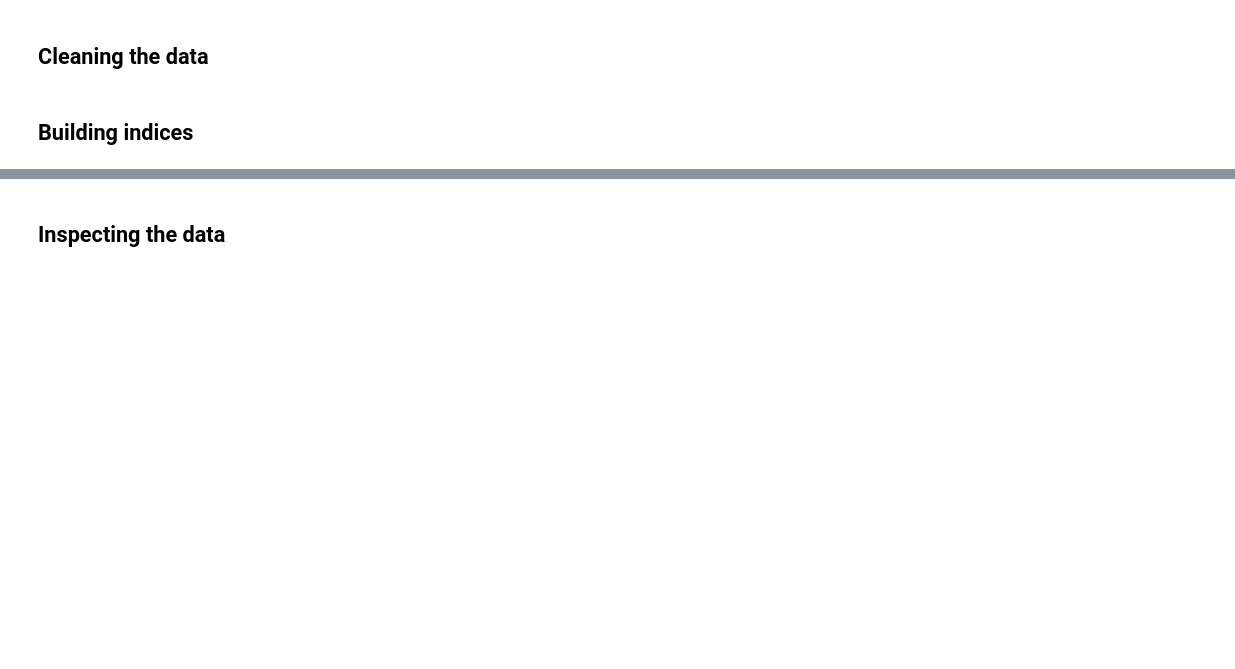
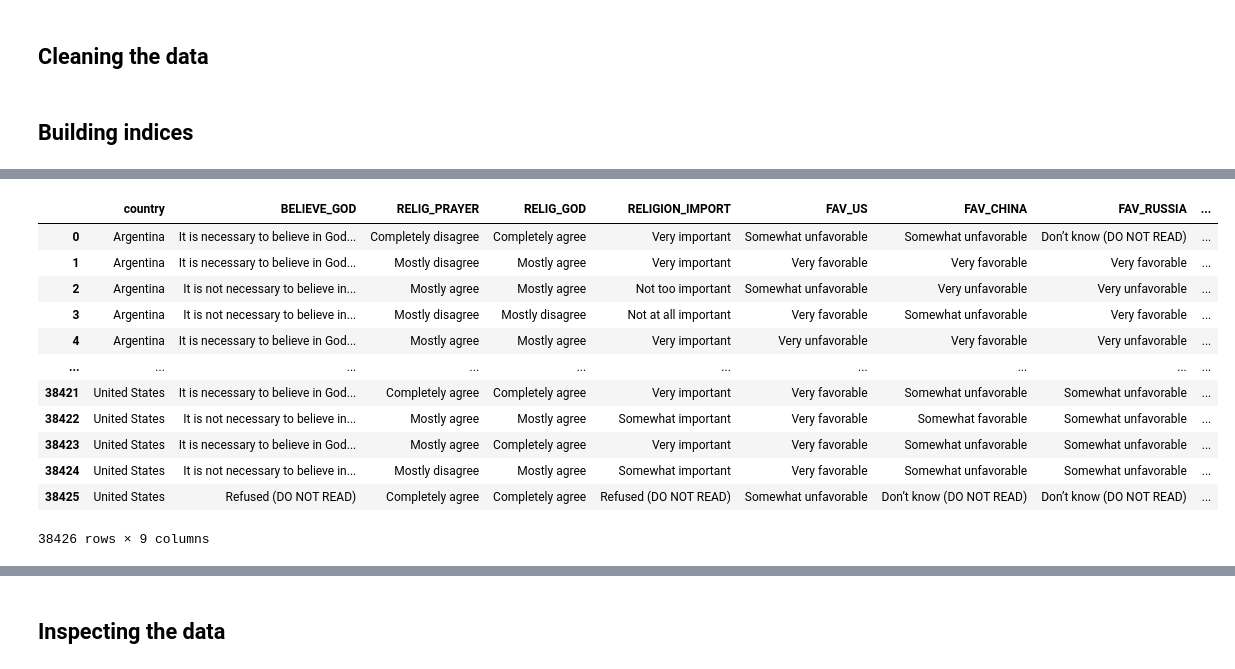
Before and after one commit to JohnH99/the-political-spectrum-in-crosscultural-perspective, a Jupyter notebook: data_analysis_cross_cultural_political_spectrum.ipynb, the cells around one changed output, grey strips where cells are left out. Drawn from its saved outputs; the diff is of its cells as text; code cells hidden in the pictures; blank space fills up the shorter version.

```diff
--- a/data_analysis_cross_cultural_political_spectrum.ipynb
+++ b/data_analysis_cross_cultural_political_spectrum.ipynb
@@ -74,7 +74,7 @@ spring_2015 = pd.read_spss('./pew_research_center/gap_spring_2015_40_countries/P
 # %%
 spring_2017 = pd.read_spss('./pew_research_center/gap_spring_2017_38_countries/Pew Research Global Attitudes Spring 2017 Dataset WEB FINAL.sav') # spring_2017 #38 countries
 # %%
-spring_2019 = pd.read_spss('./pew_research_center/gap_spring_2019_34_countries/Pew Research Center Global Attitudes Spring 2019 Dataset WEB.sav') #34 countries
+spring_2019 = pd.read_spss('./data/pew_research_center/gap_spring_2019_34_countries/Pew Research Center Global Attitudes Spring 2019 Dataset WEB.sav') #34 countries
 # %% [markdown]
 #### Checking each wave
 # %%
@@ -141,3 +168,11 @@ wvs7_selected = wvs7.loc[:, ['B_COUNTRY_ALPHA', 'Q262', "Q275R", #demographics
+# %%
+pew_spring_2019_selected = spring_2019.loc[:, ['country', #demographics
+'PRESS_FREEDOM', 'FREE_SPEECH', 'FREE_ELECTIONS', 'INTERNET_FREEDOM', 'FREE_HRO', 'FREE_OPPO',  #liberalism vs. authoritarianism
+'MARKET_ECON', 'SUCCESS',  #socialism vs. free market
+'GENDER_EQUALITY', 'KIND_OF_MARRIAGE', 'WOMEN_JOB', #gender equality
+'HOMOSEXUALITY', #tolerance for homosexuality
+'BELIEVE_GOD', 'RELIG_PRAYER', 'RELIG_GOD', 'RELIGION_IMPORT', #religion
+'FAV_US', 'FAV_CHINA', 'FAV_RUSSIA', 'FAV_EU', 'CONFID_TRUMP', 'CONFID_XI', 'CONFID_PUTIN', 'CONFID_MERKEL', 'CONFID_MACRON', 'POLICY_THEWALL', 'POLICY_IMMIG', 'POLICY_TARIFF']] #foreign countries
 # %% [markdown]
 ## Inspecting the datasets
 # %% [markdown]
@@ -225,0 +303,2 @@ wvs7_clean['progressivism'] = (wvs7_clean['gender_equality'] + wvs7_clean['sexua
+# %%
+religion_country_images = pew_spring_2019_selected.loc[:, ['country', 'BELIEVE_GOD', 'RELIG_PRAYER', 'RELIG_GOD', 'RELIGION_IMPORT', 'FAV_US', 'FAV_CHINA', 'FAV_RUSSIA', 'FAV_EU']]
@@ -225,0 +323,16 @@ wvs7_clean['progressivism'] = (wvs7_clean['gender_equality'] + wvs7_clean['sexua
+# %%
+religion_country_images
+# %% [output]
+|  | country | BELIEVE_GOD | RELIG_PRAYER | RELIG_GOD | RELIGION_IMPORT | FAV_US | FAV_CHINA | FAV_RUSSIA | ... |
+| 0 | Argentina | It is necessary to believe in God... | Completely disagree | Completely agree | Very important | Somewhat unfavorable | Somewhat unfavorable | Don’t know (DO NOT READ) | ... |
+| 1 | Argentina | It is necessary to believe in God... | Mostly disagree | Mostly agree | Very important | Very favorable | Very favorable | Very favorable | ... |
+| 2 | Argentina | It is not necessary to believe in... | Mostly agree | Mostly agree | Not too important | Somewhat unfavorable | Very unfavorable | Very unfavorable | ... |
+| 3 | Argentina | It is not necessary to believe in... | Mostly disagree | Mostly disagree | Not at all important | Very favorable | Somewhat unfavorable | Very favorable | ... |
+| 4 | Argentina | It is necessary to believe in God... | Mostly agree | Mostly agree | Very important | Very unfavorable | Very favorable | Very unfavorable | ... |
+| ... | ... | ... | ... | ... | ... | ... | ... | ... | ... |
+| 38421 | United States | It is necessary to believe in God... | Completely agree | Completely agree | Very important | Very favorable | Somewhat unfavorable | Somewhat unfavorable | ... |
+| 38422 | United States | It is not necessary to believe in... | Mostly agree | Mostly agree | Somewhat important | Very favorable | Somewhat favorable | Somewhat unfavorable | ... |
+| 38423 | United States | It is necessary to believe in God... | Mostly agree | Completely agree | Very important | Very favorable | Somewhat unfavorable | Somewhat unfavorable | ... |
+| 38424 | United States | It is not necessary to believe in... | Mostly disagree | Mostly agree | Somewhat important | Very favorable | Somewhat unfavorable | Somewhat unfavorable | ... |
+| 38425 | United States | Refused (DO NOT READ) | Completely agree | Completely agree | Refused (DO NOT READ) | Somewhat unfavorable | Don’t know (DO NOT READ) | Don’t know (DO NOT READ) | ... |
+38426 rows × 9 columns
```
Also changed, not shown: parts of 135 cells of this notebook, 1 other file.
